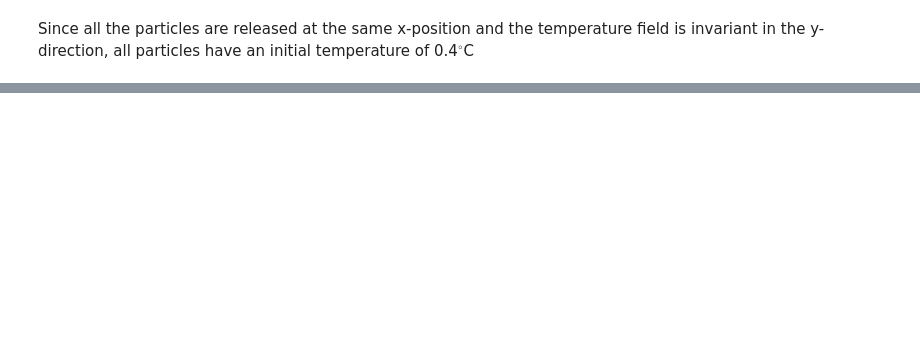
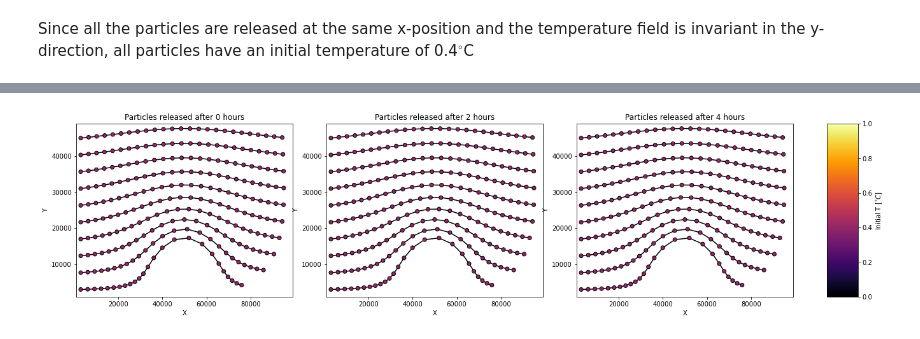
Before and after one commit to OceanParcels/Parcels, a Jupyter notebook: parcels/examples/tutorial_sampling.ipynb, the cells around one changed output, grey strips where cells are left out. Cells and saved outputs as stored; diff of their text form; code cells hidden in the pictures; blank space fills up the shorter version.

Commit message:
Add repeatdt loop

```diff
--- a/parcels/examples/tutorial_sampling.ipynb
+++ b/parcels/examples/tutorial_sampling.ipynb
@@ -140,0 +185,51 @@ plt.show()
+# %%
+Particle_data = xr.open_dataset("RepeatLoop.nc")
+
+Release0 = Particle_data.where(Particle_data.time[:,0]==np.timedelta64(0, 's'))
+Release1 = Particle_data.where(Particle_data.time[:,0]==np.timedelta64(7200, 's'))
+Release2 = Particle_data.where(Particle_data.time[:,0]==np.timedelta64(14400, 's'))
+
+fig = plt.figure(figsize = (22,5))
+gs = fig.add_gridspec(1,4,width_ratios=[7,7,7,1])
+
+ax0 = fig.add_subplot(gs[0,0])
+ax0.set_title('Particles released after 0 hours')
+ax0.set_ylabel('Y')
+ax0.set_xlabel('X')
+ax0.set_ylim(1000, 49000)
+ax0.set_xlim(1000, 99000)
+ax0.plot(Release0.lon.transpose(), Release0.lat.transpose(), c='k', zorder=1)
+T_scatter0 = ax0.scatter(Release0.lon, Release0.lat,
+                       c=np.tile(Release0.temperature, (Release0.lon.shape[1], 1)).T,
+                       cmap=plt.cm.inferno, norm=mpl.colors.Normalize(vmin=0., vmax=1.),
+                       edgecolor='k', zorder=2)
+
+ax1 = fig.add_subplot(gs[0,1])
+ax1.set_title('Particles released after 2 hours')
+ax1.set_ylabel('Y')
+ax1.set_xlabel('X')
+ax1.set_ylim(1000, 49000)
+ax1.set_xlim(1000, 99000)
+ax1.plot(Release1.lon.transpose(), Release1.lat.transpose(), c='k', zorder=1)
+T_scatter1 = ax1.scatter(Release1.lon, Release1.lat,
+                       c=np.tile(Release1.temperature, (Release1.lon.shape[1], 1)).T,
+                       cmap=plt.cm.inferno, norm=mpl.colors.Normalize(vmin=0., vmax=1.),
+                       edgecolor='k', zorder=2)
+
+ax2 = fig.add_subplot(gs[0,2])
+ax2.set_title('Particles released after 4 hours')
+ax2.set_ylabel('Y')
+ax2.set_xlabel('X')
+ax2.set_ylim(1000, 49000)
+ax2.set_xlim(1000, 99000)
+ax2.plot(Release2.lon.transpose(), Release2.lat.transpose(), c='k', zorder=1)
+T_scatter2 = ax2.scatter(Release2.lon, Release2.lat,
+                       c=np.tile(Release2.temperature, (Release2.lon.shape[1], 1)).T,
+                       cmap=plt.cm.inferno, norm=mpl.colors.Normalize(vmin=0., vmax=1.),
+                       edgecolor='k', zorder=2)
+
+ax3 = fig.add_subplot(gs[0,3])
+plt.colorbar(T_scatter, cax = ax3, label='Initial T [$^{\circ} C$]',use_gridspec=True)
+plt.show()
+# %% [output]
+[figure, added]
```
Also changed, not shown: parts of 9 cells of this notebook.
